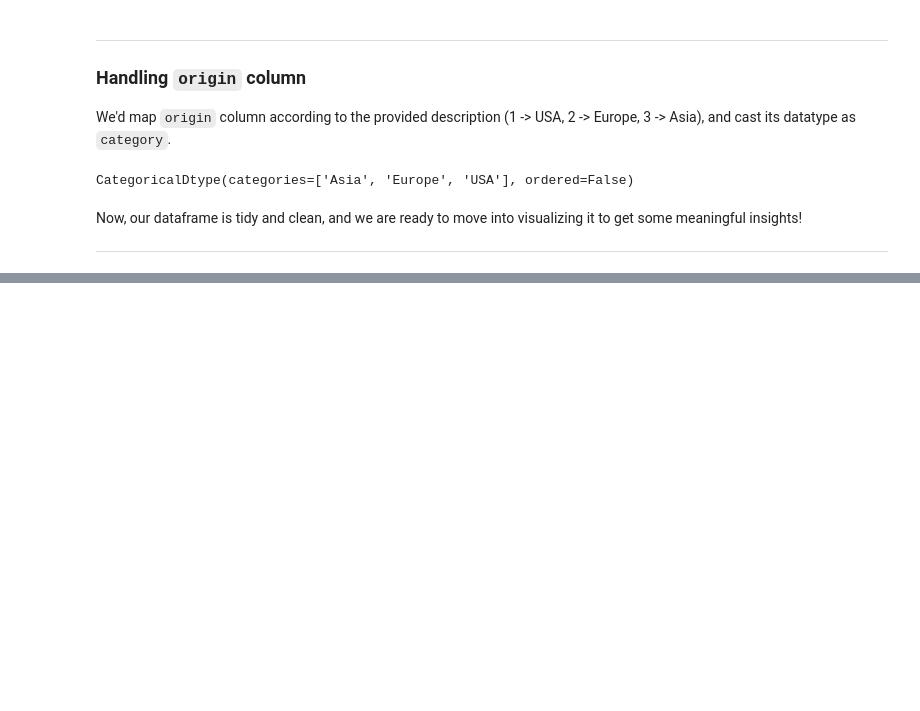
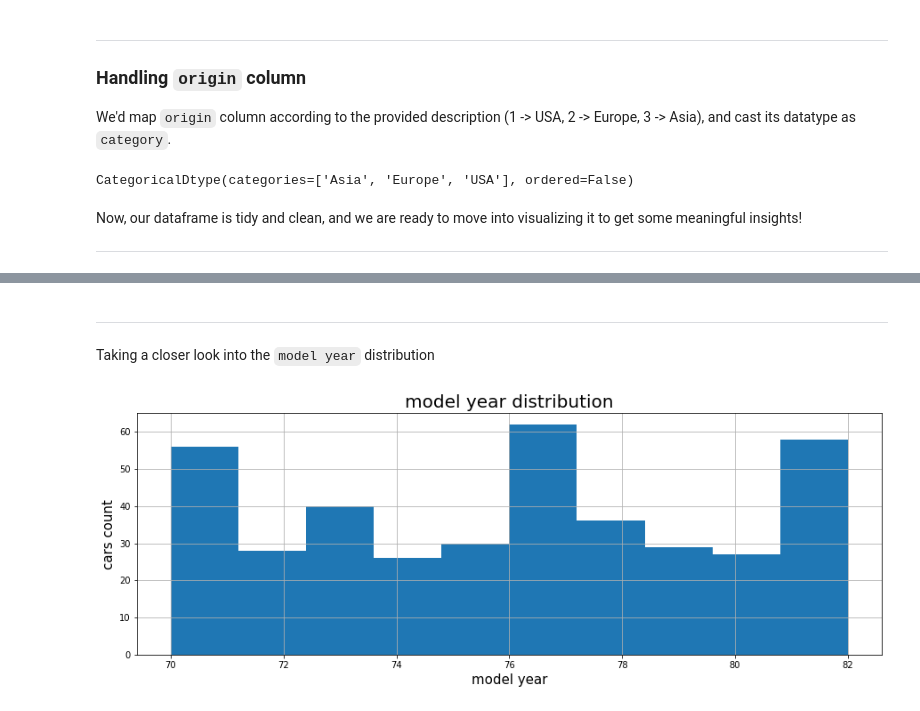
Before and after one commit to xShaimaa/Data-Analysis-Projects, a Jupyter notebook: mpg-dataset-analysis.ipynb, the cells around one changed output, grey strips where cells are left out. Saved outputs shown, nothing was run; the diff lists cells and outputs as text; code cells hidden in the pictures; blank space fills up the shorter version.

Commit message:
Auto-MPG Data visualization

```diff
--- a/mpg-dataset-analysis.ipynb
+++ b/mpg-dataset-analysis.ipynb
@@ -174,0 +193,12 @@ ___
+# %% [markdown]
+___
+Taking a closer look into the `model year` distribution
+# %%
+# displaying histgram of model year column
+plt.figure(figsize=(15,5))
+plt.title("model year distribution", fontsize = 20)
+plt.xlabel("model year", fontsize = 15)
+plt.ylabel("cars count", fontsize = 15)
+mpg_df['model year'].hist();
+# %% [output]
+[figure, added]
```
Also changed, not shown: parts of 37 cells of this notebook.
